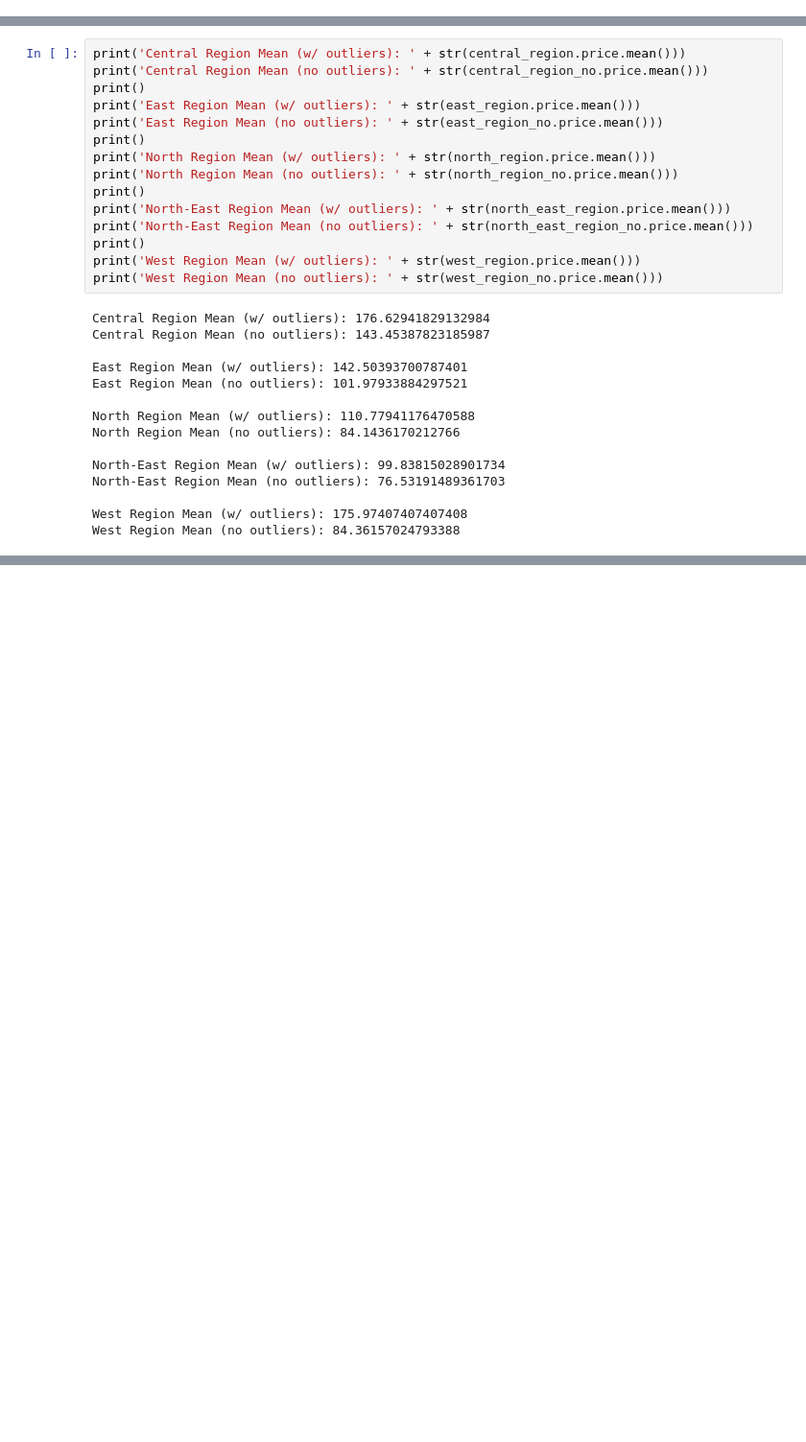
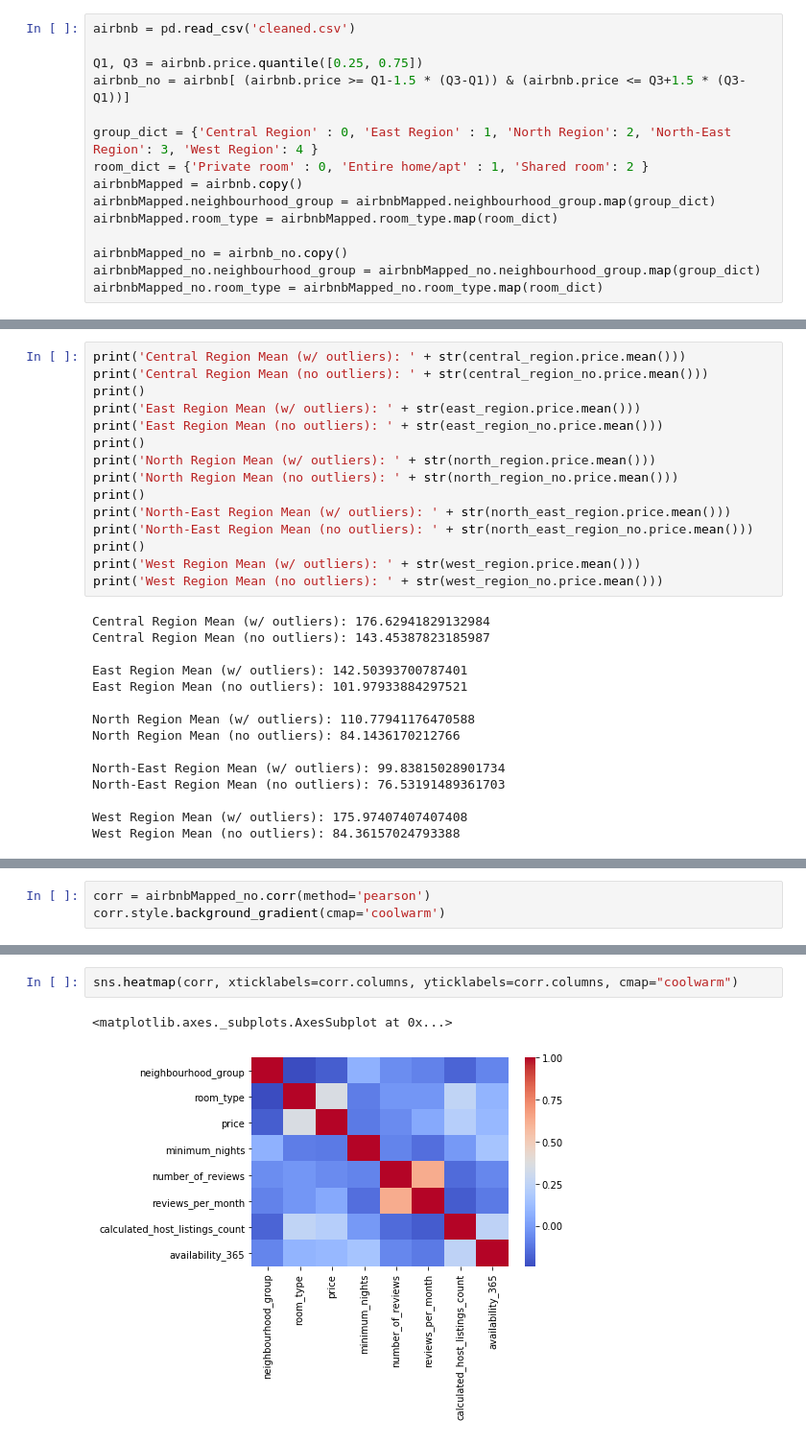
Before and after one commit to NathanHergenreter/SingaporeAirbnb, a Jupyter notebook: python/price_analysis.ipynb, the cells around one changed output, grey strips where cells are left out. Shown at 96% size. Saved outputs shown, nothing was run; the diff lists cells and outputs as text; blank space fills up the shorter version.

Commit message:
Added graphs for price and review # analysis

```diff
--- a/python/price_analysis.ipynb
+++ b/python/price_analysis.ipynb
@@ -5 +11,16 @@ airbnb = pd.read_csv('cleaned.csv')
+# %%
+airbnb = pd.read_csv('cleaned.csv')
+
+Q1, Q3 = airbnb.price.quantile([0.25, 0.75])
+airbnb_no = airbnb[ (airbnb.price >= Q1-1.5 * (Q3-Q1)) & (airbnb.price <= Q3+1.5 * (Q3-Q1))]
+
+group_dict = {'Central Region' : 0, 'East Region' : 1, 'North Region': 2, 'North-East Region': 3, 'West Region': 4 }
+room_dict = {'Private room' : 0, 'Entire home/apt' : 1, 'Shared room': 2 }
+airbnbMapped = airbnb.copy()
+airbnbMapped.neighbourhood_group = airbnbMapped.neighbourhood_group.map(group_dict)
+airbnbMapped.room_type = airbnbMapped.room_type.map(room_dict)
+
+airbnbMapped_no = airbnb_no.copy()
+airbnbMapped_no.neighbourhood_group = airbnbMapped_no.neighbourhood_group.map(group_dict)
+airbnbMapped_no.room_type = airbnbMapped_no.room_type.map(room_dict)
 # %%
@@ -91,0 +150,3 @@ West Region Mean (no outliers): 84.36157024793388
+# %%
+corr = airbnbMapped_no.corr(method='pearson')
+corr.style.background_gradient(cmap='coolwarm')
@@ -91,0 +163,5 @@ West Region Mean (no outliers): 84.36157024793388
+# %%
+sns.heatmap(corr, xticklabels=corr.columns, yticklabels=corr.columns, cmap="coolwarm")
+# %% [output]
+<matplotlib.axes._subplots.AxesSubplot at 0x...>
+[figure, added]
```
Also changed, not shown: parts of 24 cells of this notebook, 1 other file.
